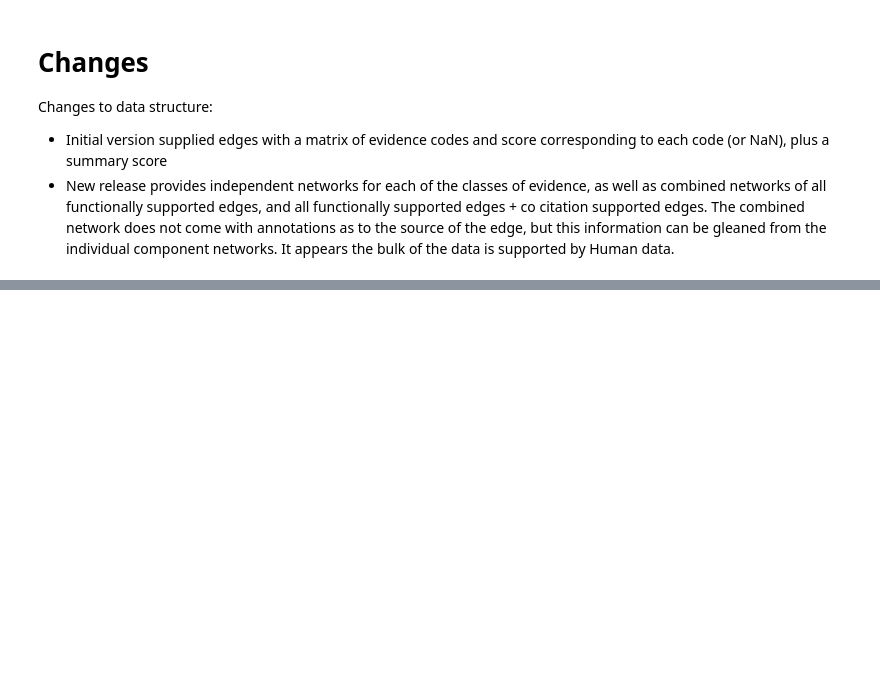
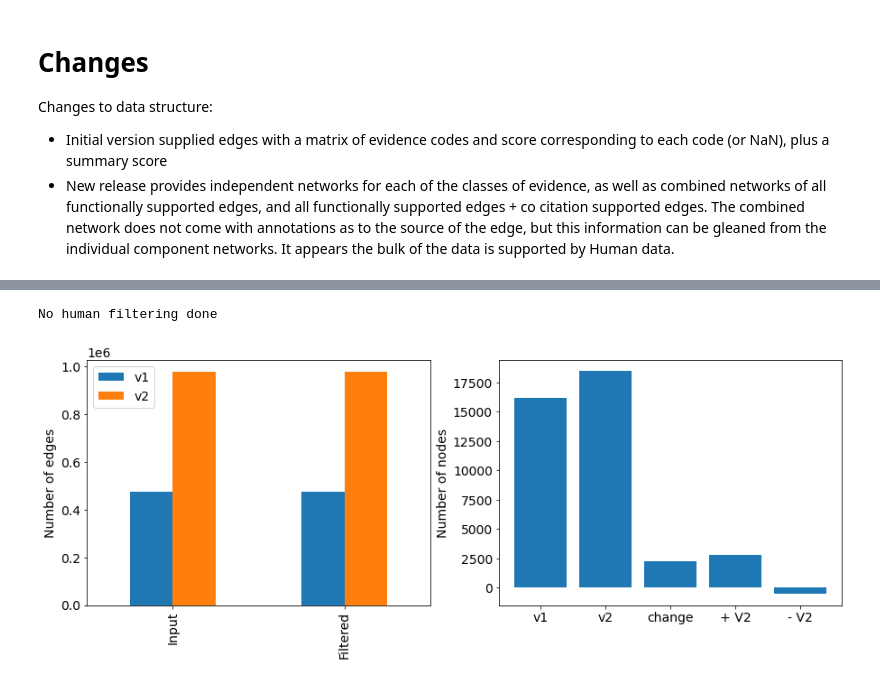
Before and after one commit to sarah-n-wright/Network_Evaluation_Tools, a Jupyter notebook: Network Processing Notebooks/HumanNet Processing.ipynb, the cells around one changed output, grey strips where cells are left out. Drawn from its saved outputs; the diff is of its cells as text; code cells hidden in the pictures; blank space fills up the shorter version.

```diff
--- a/Network Processing Notebooks/HumanNet Processing.ipynb
+++ b/Network Processing Notebooks/HumanNet Processing.ipynb
@@ -316,0 +236,6 @@ fig, axes = summarize_changes("HumanNet", "_FN","_XC")
+# %%
+# Compare original to FN
+dit.plot_changes_to_dataset(input_raw, input_raw_FN, edgelist_filt, edgelist_filt_FN)
+# %% [output]
+No human filtering done
+[figure, added]
```
Also changed, not shown: parts of 46 cells of this notebook.
